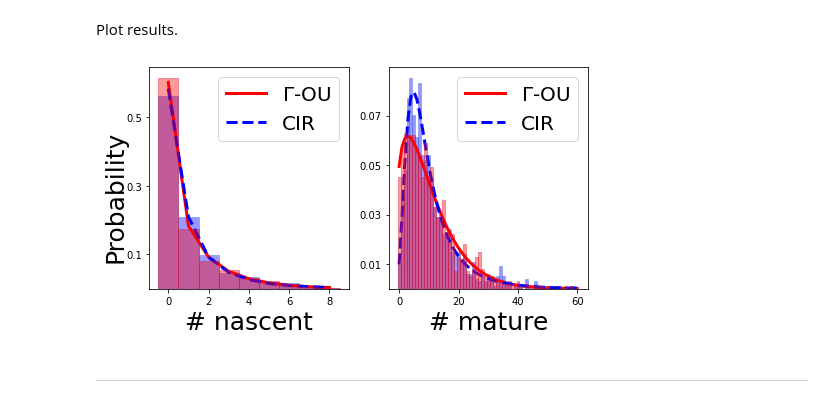
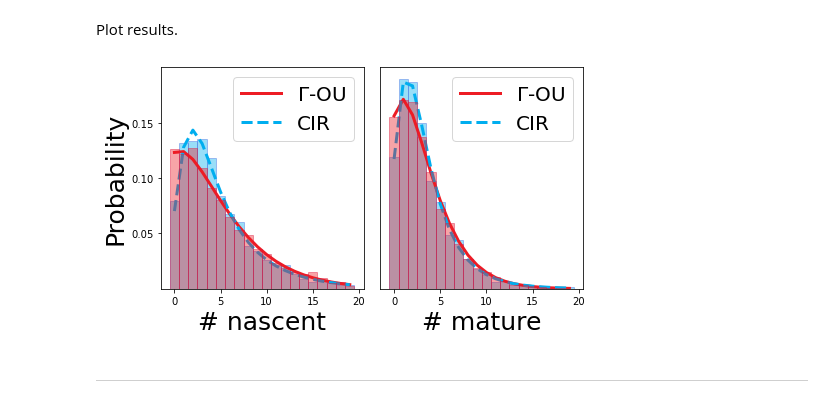
Before and after one commit to pachterlab/GVFP_2021, a Jupyter notebook: figure_3_notebook_colab.ipynb, the cells around one changed output. Cells and saved outputs as stored; diff of their text form; code cells hidden in the pictures.

```diff
--- a/figure_3_notebook_colab.ipynb
+++ b/figure_3_notebook_colab.ipynb
@@ -840,12 +873,12 @@ plt.show()
 # Panel D: Maximally divergent parameter set
 # %% [markdown]
 Elsewhere, we determined a parameter set that makes the $\Gamma$-OU and CIR models as 'different' as possible (where this difference is quantified via a KL divergence). In this panel, we plot the nascent and mature marginal distributions for both models for this parameter set.
-# %%
-# Parameter set
-kappa = 0.6044
-a = 0.2428
-theta = 5.568
-beta = 2.442
-gamma = 0.212
-
-params = [beta, gamma, a, kappa, theta]
+# %%
+# Get maximally distinguishable parameter set
+ind = np.unravel_index(np.argmax(log_bf_joint, axis=None), log_bf_joint.shape)
+print(ind)
+r, i, j = ind
+
+params = [beta, gamma, a[i,j], kappa[i,j], theta[i,j]]
+print("beta, gamma, a, kappa, theta")
+print( params )
@@ -865,45 +902,50 @@ Sample from $\Gamma$-OU and CIR distributions for this parameter set.
 # %%
 np.random.seed(0)
 
-num_data_points = 1000
+num_data_points = 5000
 d_GOU_N, d_GOU_M = sample_from_p(mx, num_data_points, pss_GOU.flatten())
 d_CIR_N, d_CIR_M = sample_from_p(mx, num_data_points, pss_CIR.flatten())
 # %% [markdown]
 Plot results.
 # %%
+gou_color = (237/255, 28/255, 36/255)
+cir_color = (0, 174/255, 239/255)
+
 fig1,ax1=plt.subplots(nrows=1,ncols=2,figsize=(7,4))
 
 x_N, x_M = np.arange(mx[0]), np.arange(mx[1])
-xN_cut = 9   # where to cut off the nascent x axis
-xM_cut = 61  # where to cut off the mature x axis
+xN_cut = 20   # where to cut off the nascent x axis
+xM_cut = 20  # where to cut off the mature x axis
 
 # Nascent marginal
-ax1[0].hist(d_GOU_N,bins=x_N[:(xN_cut+1)]-0.5,density=True,color='red',alpha=0.4,edgecolor='crimson', zorder=3)
-ax1[0].hist(d_CIR_N,bins=x_N[:(xN_cut+1)]-0.5,density=True,color='blue',alpha=0.4,edgecolor='royalblue')
-ax1[0].plot(x_N[:xN_cut], pss_GOU_nascent[:xN_cut],color='red',linewidth=3,alpha=1,label=r'$\Gamma$-OU')
-ax1[0].plot(x_N[:xN_cut], pss_CIR_nascent[:xN_cut],'--',color='blue',linewidth=3,alpha=1,label='CIR')
-ax1[0].set_yticks([0.1, 0.3, 0.5])
+ax1[0].hist(d_GOU_N,bins=x_N[:(xN_cut+1)]-0.5,density=True,color=gou_color,alpha=0.4,edgecolor='crimson', zorder=3)
+ax1[0].hist(d_CIR_N,bins=x_N[:(xN_cut+1)]-0.5,density=True,color=cir_color,alpha=0.4,edgecolor='royalblue')
+ax1[0].plot(x_N[:xN_cut], pss_GOU_nascent[:xN_cut],color=gou_color,linewidth=3,alpha=1,label=r'$\Gamma$-OU')
+ax1[0].plot(x_N[:xN_cut], pss_CIR_nascent[:xN_cut],'--',color=cir_color,linewidth=3,alpha=1,label='CIR')
+ax1[0].set_yticks([0.05, 0.1, 0.15])
+ax1[0].set_ylim(0, 0.2)
 ax1[0].set_ylabel('Probability',fontsize=25)
 ax1[0].set_xlabel('# nascent',fontsize=25)
 ax1[0].legend(fontsize=20)
-ax1[0].yaxis.set_label_coords(-0.11,0.42)
+
 
 # Mature marginal
-ax1[1].hist(d_GOU_M,bins=x_M[:(xM_cut+1)]-0.5,density=True,color='red',alpha=0.4,edgecolor='crimson',zorder=3)
-ax1[1].hist(d_CIR_M,bins=x_M[:(xM_cut+1)]-0.5,density=True,color='blue',alpha=0.4,edgecolor='royalblue')
-ax1[1].plot(x_M[:xM_cut], pss_GOU_mature[:xM_cut],color='red',linewidth=3,alpha=1,label=r'$\Gamma$-OU')
-ax1[1].plot(x_M[:xM_cut], pss_CIR_mature[:xM_cut],'--',color='blue',linewidth=3,alpha=1,label='CIR')
-ax1[1].set_yticks([0.01, 0.03, 0.05, 0.07])
+ax1[1].hist(d_GOU_M,bins=x_M[:(xM_cut+1)]-0.5,density=True,color=gou_color,alpha=0.4,edgecolor='crimson',zorder=3)
+ax1[1].hist(d_CIR_M,bins=x_M[:(xM_cut+1)]-0.5,density=True,color=cir_color,alpha=0.4,edgecolor='royalblue')
+ax1[1].plot(x_M[:xM_cut], pss_GOU_mature[:xM_cut],color=gou_color,linewidth=3,alpha=1,label=r'$\Gamma$-OU')
+ax1[1].plot(x_M[:xM_cut], pss_CIR_mature[:xM_cut],'--',color=cir_color,linewidth=3,alpha=1,label='CIR')
+ax1[1].set_ylim(0, 0.2)
+ax1[1].set_yticks([])
 ax1[1].set_xlabel('# mature',fontsize=25)
 ax1[1].legend(fontsize=20)
 
 
 fig1.tight_layout()
 plt.savefig('results/max_div.png', bbox_inches='tight')
 plt.savefig('results/max_div.pdf', bbox_inches='tight')
 plt.show()
 # %% [output]
-[figure, old version]
+[figure, new version]
 # %% [markdown]
 ----------------------------------------------
 # %% [markdown]
```
Also changed, not shown: parts of 28 cells of this notebook.
